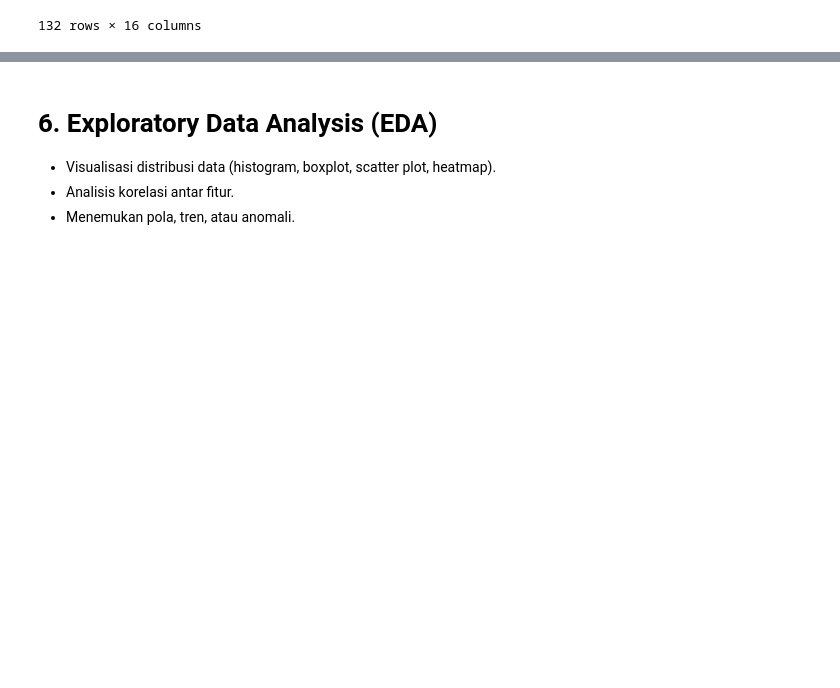
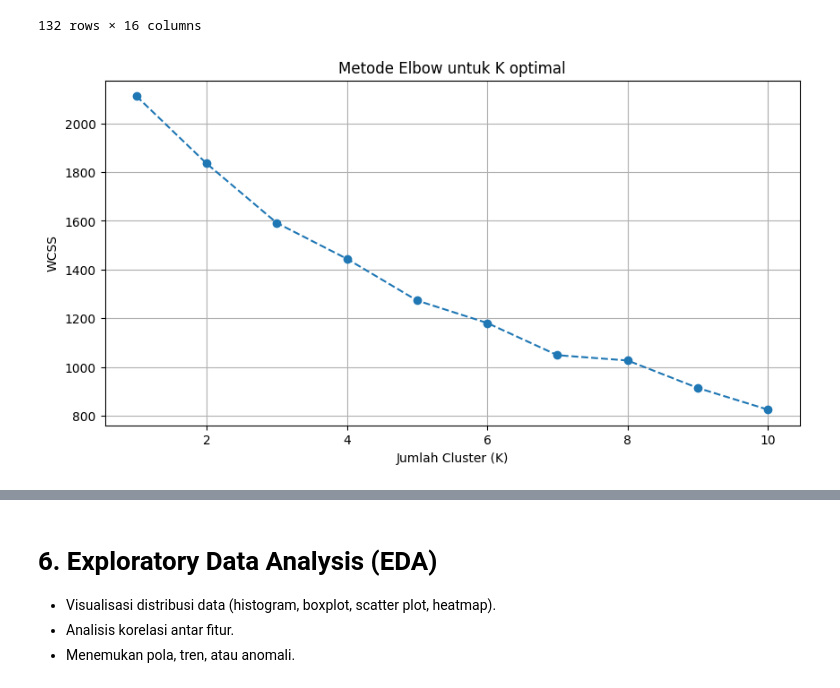
Before and after one commit to zaki903/Academic-Stress-Analisys, a Jupyter notebook: notebook.ipynb, the cells around one changed output, grey strips where cells are left out. Saved outputs shown, nothing was run; the diff lists cells and outputs as text; code cells hidden in the pictures; blank space fills up the shorter version.

```diff
--- a/notebook.ipynb
+++ b/notebook.ipynb
@@ -210,3 +226,36 @@ df_encoded
 | 138 | 4 | 5 | 5 | 5 | False | ... |
 | 139 | 4 | 2 | 4 | 4 | False | ... |
 132 rows × 16 columns
+# %%
+X = df_encoded.copy()
+
+scaler = StandardScaler()
+
+X_scaled = scaler.fit_transform(X)
+df_scaled = pd.DataFrame(X_scaled, columns=X.columns)
+# %%
+# Menentukan jumalah cluster optimal (mentode elbow)
+
+# Hitung WCSS untuk menentukan K optimal
+wcss = []
+# coba dari 1 sampai 10 cluster
+for i in range(1,11):
+    # Inisialisasi model K-Means
+    kmeans = KMeans(n_clusters=i, init='k-means++', random_state=42, n_init=10)
+
+    # Latih model
+    kmeans.fit(df_scaled)
+
+    # simpan nilai WCSS
+    wcss.append(kmeans.inertia_)
+
+# Visualisasi Elbow Method
+plt.figure(figsize=(10,5))
+plt.plot(range(1,11), wcss, marker="o", linestyle='--')
+plt.title("Metode Elbow untuk K optimal")
+plt.xlabel("Jumlah Cluster (K)")
+plt.ylabel("WCSS")
+plt.grid(True)
+plt.show()
+# %% [output]
+[figure, added]
```
Also changed, not shown: parts of 6 cells of this notebook.
